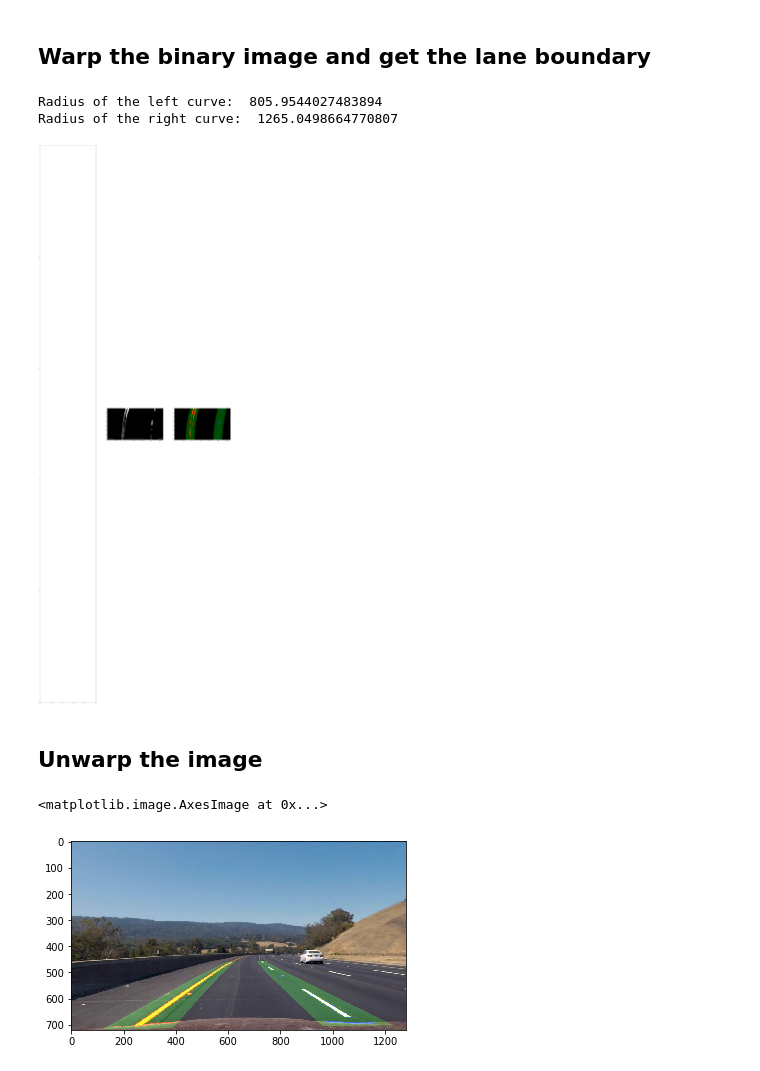
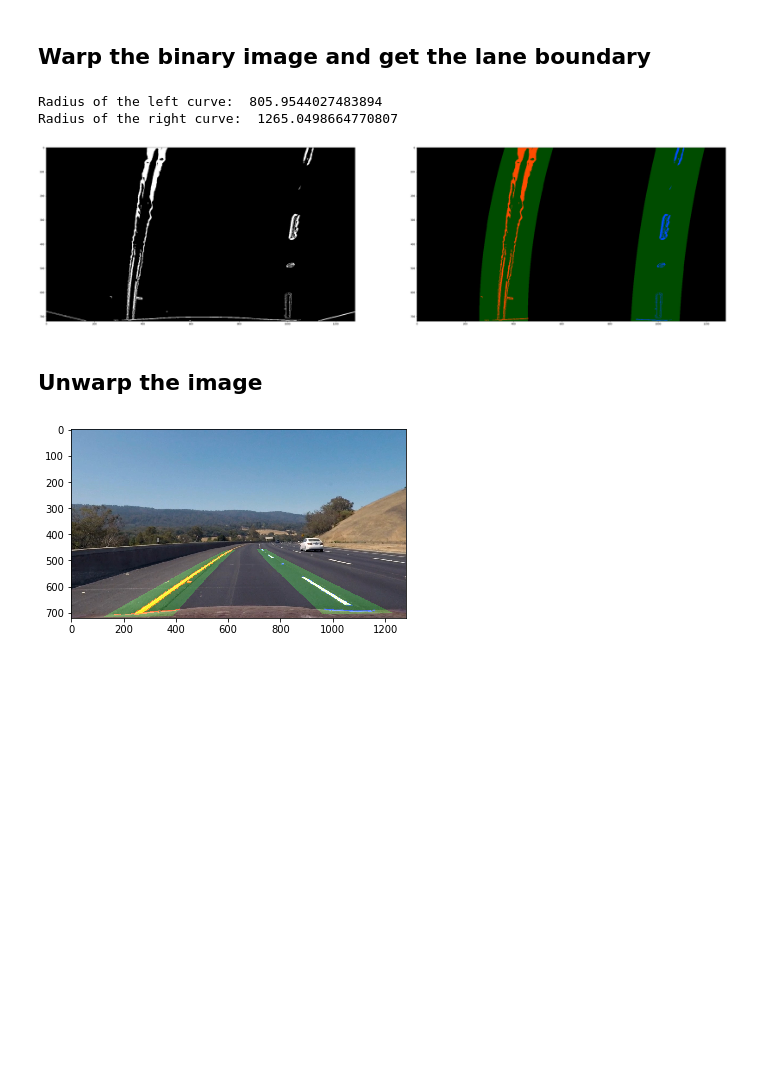
Before and after one commit to WenHsu1203/Advanced-Lane-Finding-Project, a Jupyter notebook: Advanced Line Finding.ipynb, the cells around one changed output. Drawn from its saved outputs; the diff is of its cells as text; code cells hidden in the pictures; blank space fills up the shorter version.

```diff
--- a/Advanced Line Finding.ipynb
+++ b/Advanced Line Finding.ipynb
@@ -131,18 +130,21 @@ warpped_binary = combined_select(warpped_img,kernel_size,(0, np.pi/2), mag_thres
 # %%
 # Get the curve image and the radius of the curve
 result,left_curverad,right_curverad = fit_polynomial(warpped_binary)
 # Plot the warpped images, test_image and the result
-f, (ax1,ax2,ax3) = plt.subplots(1,3,figsize= (50,150))
-# ax1.imshow(test_image_binary,cmap = 'gray')
-ax2.imshow(warpped_binary,cmap = 'gray')
-ax3.imshow(result,cmap = 'gray')
+f, (ax1,ax2) = plt.subplots(1,2,figsize= (50,150))
+ax1.imshow(warpped_binary,cmap = 'gray')
+ax2.imshow(result,cmap = 'gray')
+plt.savefig('output_images/curve_image.png', dpi=None, facecolor='w', edgecolor='w',
+        orientation='portrait', papertype=None, format=None,
+        transparent=False, bbox_inches=None, pad_inches=0.1,
+        frameon=None)
 # print out the radius of the left and right curve
 print("Radius of the left curve: ",left_curverad)
 print("Radius of the right curve: ",right_curverad)
 # %% [output]
 Radius of the left curve:  805.9544027483894
 Radius of the right curve:  1265.0498664770807
-[figure, old version]
+[figure, new version]
 # %% [markdown]
 ## Unwarp the image
 # %%
@@ -152,8 +154,11 @@ unwarpped_img = unwarp(result)
 final = cv2.addWeighted(undist_test_image, 1, unwarpped_img, 0.7, 0)
 # plot the final rusult
 plt.imshow(final)
+plt.savefig('output_images/final.png', dpi=None, facecolor='w', edgecolor='w',
+        orientation='portrait', papertype=None, format=None,
+        transparent=False, bbox_inches=None, pad_inches=0.1,
+        frameon=None)
 # %% [output]
-<matplotlib.image.AxesImage at 0x...>
 [figure]
 # %%
 def process_image(img):
```
Also changed, not shown: parts of 7 cells of this notebook, 3 other files.
